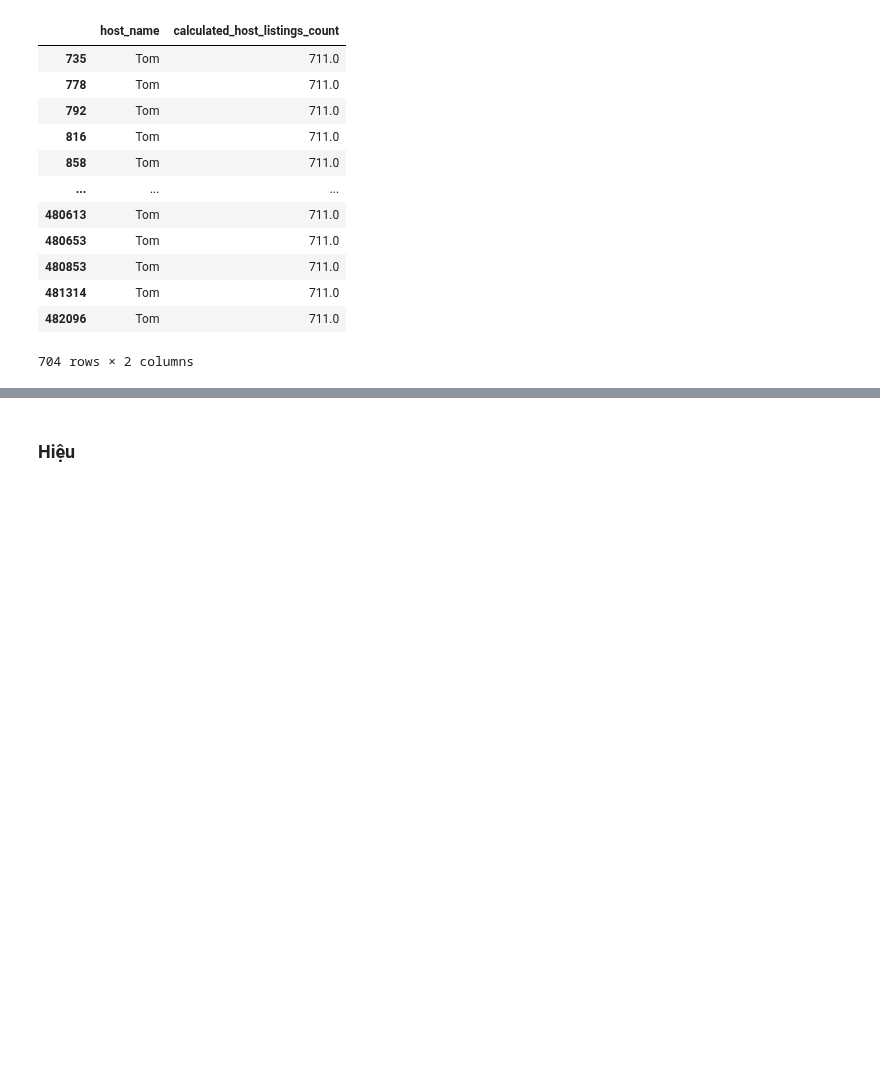
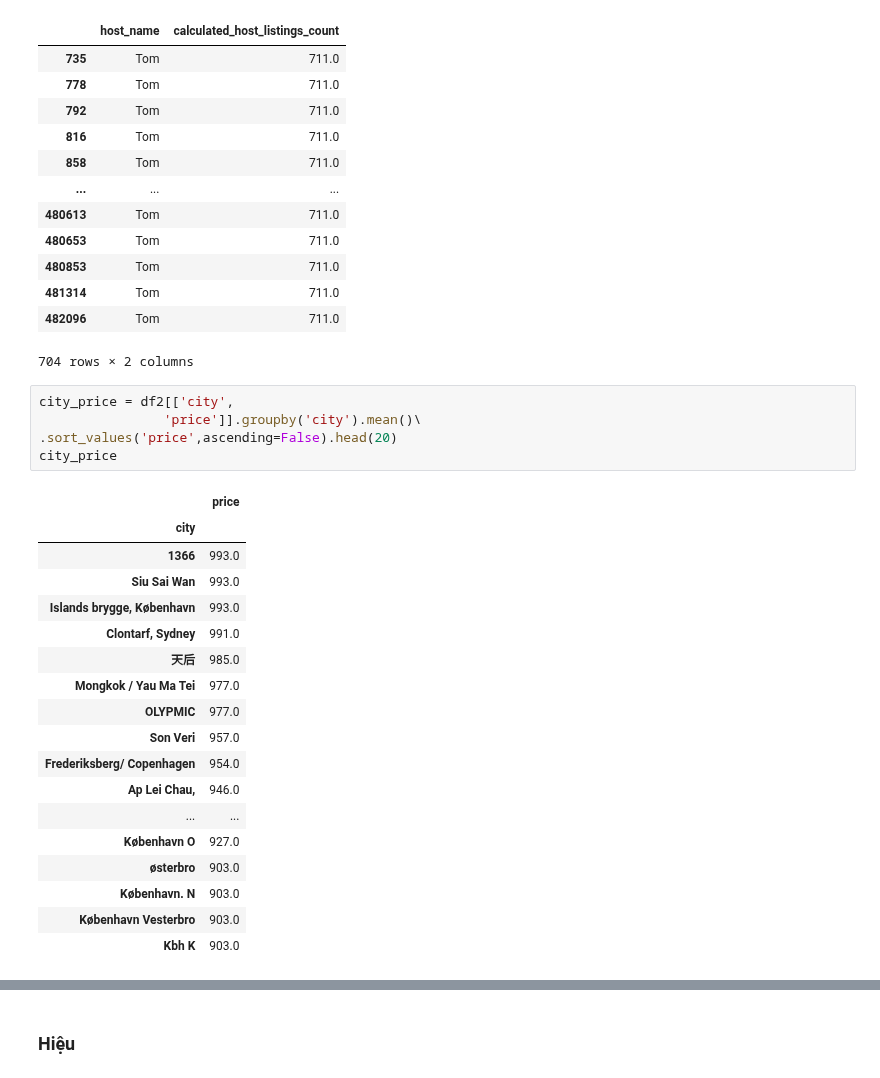
Before and after one commit to 19127592/PTDLUD, a Jupyter notebook: Project.ipynb, the cells around one changed output, grey strips where cells are left out. Cells and saved outputs as stored; diff of their text form; blank space fills up the shorter version.

```diff
--- a/Project.ipynb
+++ b/Project.ipynb
@@ -200,3 +200,27 @@ Câu hỏi:
 | 481314 | Tom | 711.0 |
 | 482096 | Tom | 711.0 |
 704 rows × 2 columns
+# %%
+city_price = df2[['city',
+                'price']].groupby('city').mean()\
+.sort_values('price',ascending=False).head(20)
+city_price
+# %% [output]
+|  | price |
+| city |  |
+| 1366 | 993.0 |
+| Siu Sai Wan | 993.0 |
+| Islands brygge, København | 993.0 |
+| Clontarf, Sydney | 991.0 |
+| 天后 | 985.0 |
+| Mongkok / Yau Ma Tei | 977.0 |
+| OLYPMIC | 977.0 |
+| Son Veri | 957.0 |
+| Frederiksberg/ Copenhagen | 954.0 |
+| Ap Lei Chau, | 946.0 |
+| ... | ... |
+| København O | 927.0 |
+| østerbro | 903.0 |
+| København. N | 903.0 |
+| København Vesterbro | 903.0 |
+| Kbh K | 903.0 |
```
Also changed, not shown: parts of 4 cells of this notebook.
